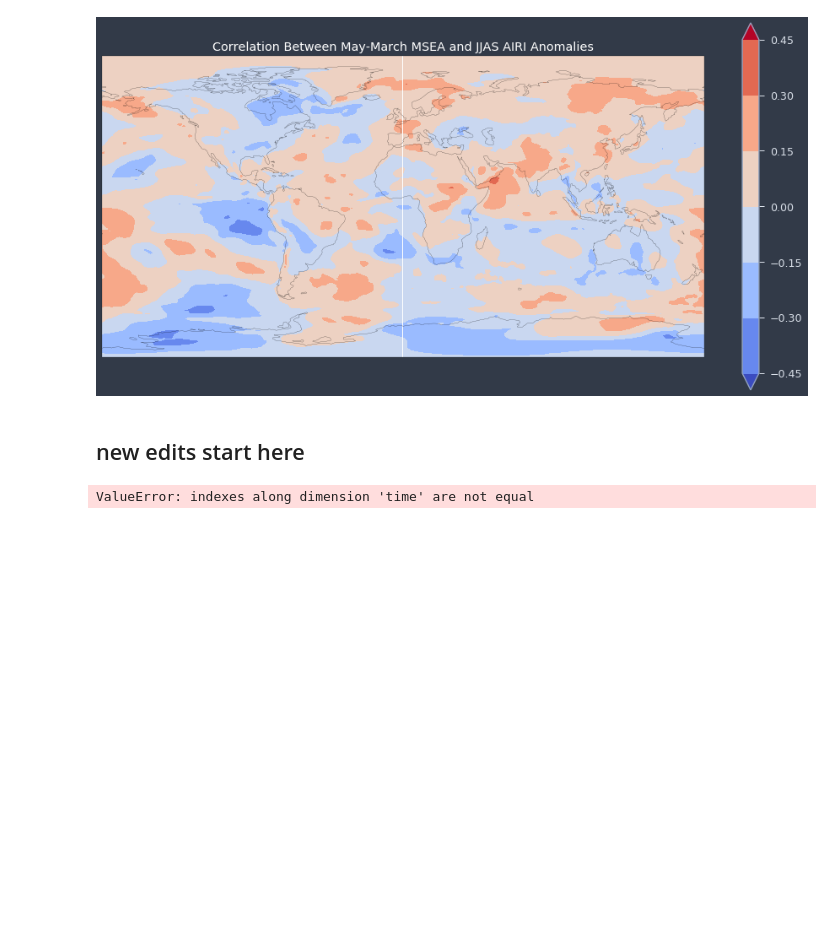
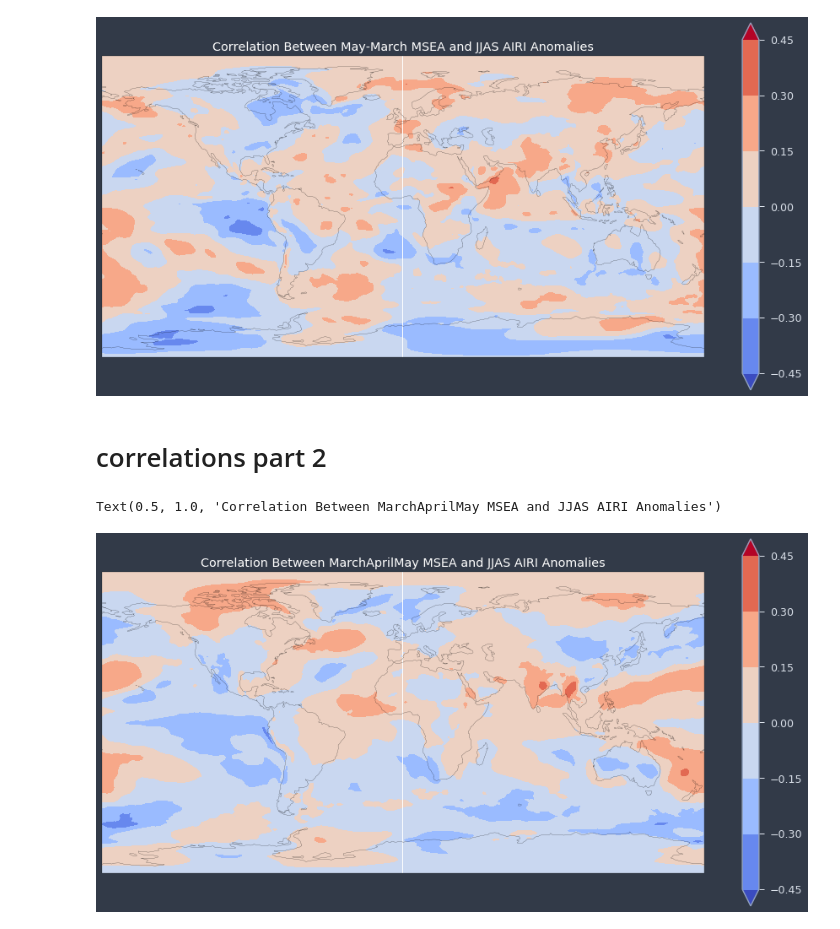
Before and after one commit to medhap02/AllIndiaRainfall, a Jupyter notebook: src/MSEcorrelationsRandom25Removed.ipynb, the cells around one changed output. Cells and saved outputs as stored; diff of their text form; code cells hidden in the pictures; blank space fills up the shorter version.

Commit message:
march april and may msea

```diff
--- a/src/MSEcorrelationsRandom25Removed.ipynb
+++ b/src/MSEcorrelationsRandom25Removed.ipynb
@@ -368,15 +368,48 @@ plt.title('Correlation Between May-March MSEA and JJAS AIRI Anomalies', color =
 # %% [output]
 Text(0.5, 1.0, 'Correlation Between May-March MSEA and JJAS AIRI Anomalies')
 [figure]
-# %% [markdown]
-## new edits start here
+# %% [markdown]
+# correlations part 2
+# %%
+#Try the same with only JJA:
+march = np.arange(2,1056,12)
+april = np.arange(3,1056,12)
+may = np.arange(4,1056,12)
+
+junes = np.arange(5,1056,12)
+julys = np.arange(6,1056,12) #1752 instead of 1068
+augusts = np.arange(7,1056, 12)
+septembers = np.arange(8,1056,12)
+
+msea_march = msea_seasonal[march,:,:]
+msea_april = msea_seasonal[april,:,:]
+msea_may = msea_seasonal[may,:,:]
+
+msea_march.time.data = msea_may.time.data
+msea_april.time.data = msea_may.time.data
+
+precipa_june = precipa_seasonal[junes]
+precipa_july = precipa_seasonal[julys]
+precipa_august = precipa_seasonal[augusts]
+precipa_september = precipa_seasonal[septembers]
+
+precipa_july.time.data = precipa_june.time.data
+precipa_august.time.data = precipa_june.time.data
+precipa_september.time.data = precipa_june.time.data
+
+precipa_jjas = precipa_june + precipa_july + precipa_august + precipa_september
+# %%
+msea_mam = msea_march + msea_april + msea_may
+msea_may_mar = msea_may - msea_march
+msea_ma = msea_april + msea_may
+msea_may_apr = msea_may - msea_april
+precipa_jjas.time.data = msea_mam.time.data
 # %%
-mse_may_mar_jjas_r = correlation(msea_mam,precipa_jjas,dims='time')
-
-#Plot correlation
+mse_mam_r = correlation(msea_mam,precipa_jjas,dims='time')
 ax = plt.axes(projection=ccrs.PlateCarree())
+mse_mam_r.plot.contourf(cmap='coolwarm', extend='both')
 ax.coastlines()
-mse_may_mar_jjas_r.plot.contourf(cmap='coolwarm',extend='both')
-plt.title('Correlation Between MAM MSEA and JJAS AIRI Anomalies', color = 'white')
+plt.title('Correlation Between MarchAprilMay MSEA and JJAS AIRI Anomalies', color = 'white')
 # %% [output]
-ValueError: indexes along dimension 'time' are not equal
+Text(0.5, 1.0, 'Correlation Between MarchAprilMay MSEA and JJAS AIRI Anomalies')
+[figure, added]
```
Also changed, not shown: parts of 3 cells of this notebook.
